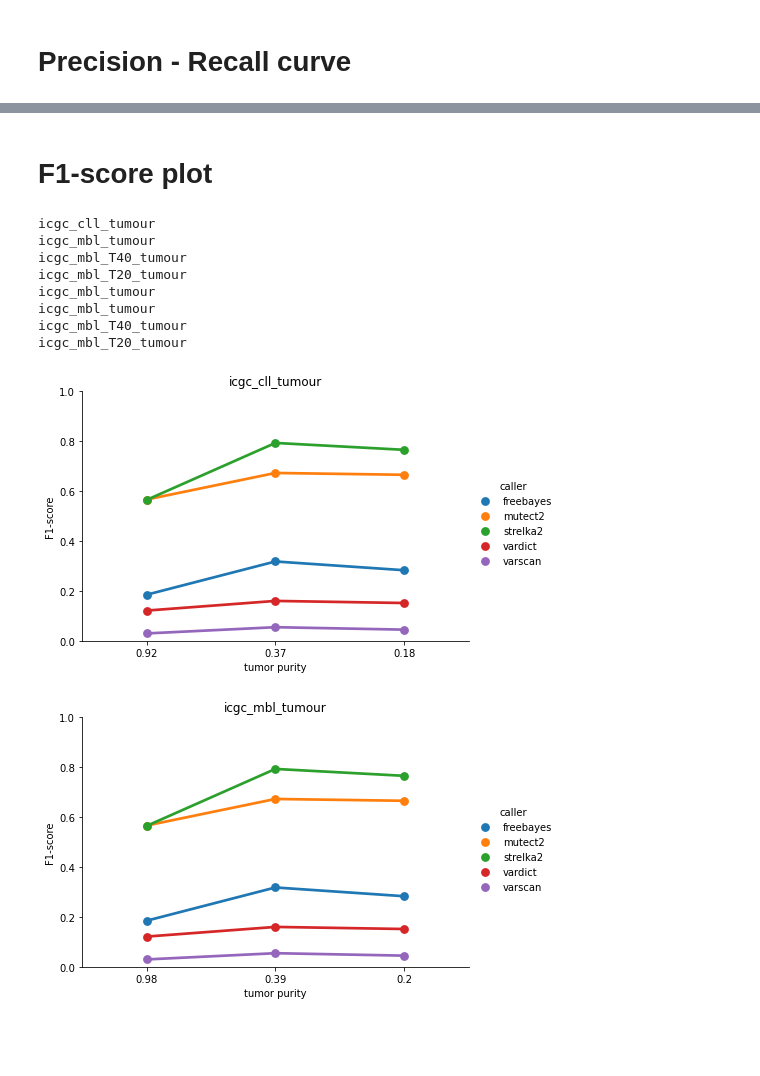
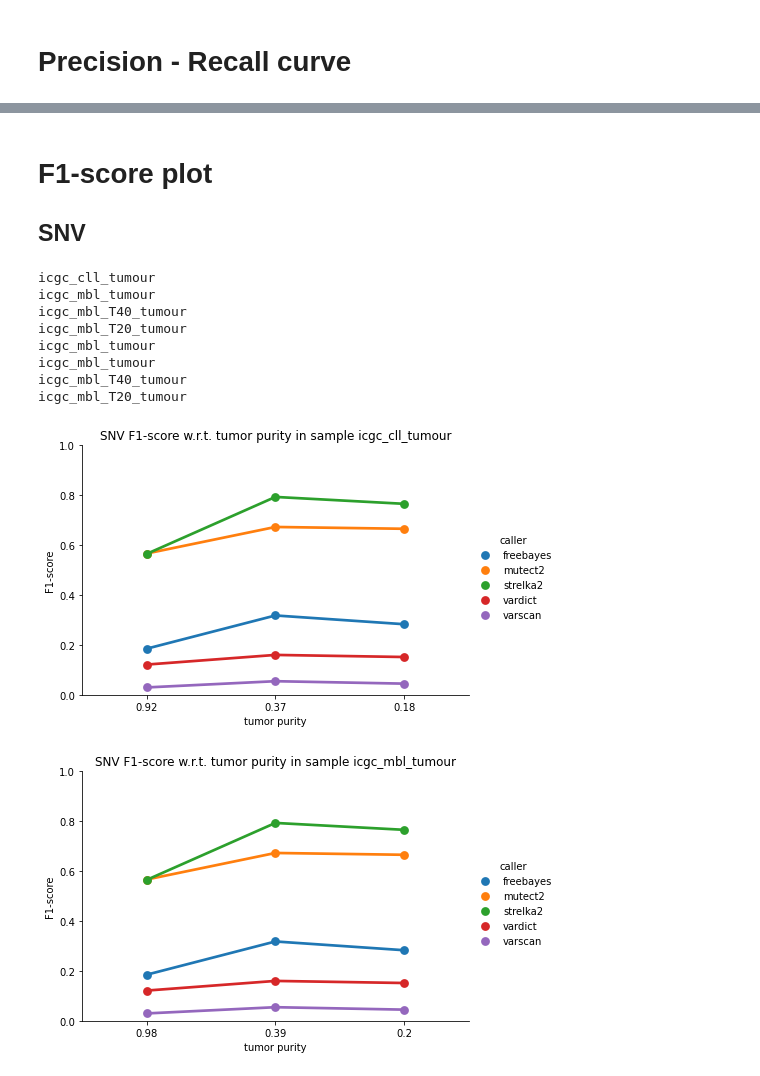
Before and after one commit to hanaecarrie/cfdna_snv_benchmark, a Jupyter notebook: notebooks/tissue_biopsy_benchmark.ipynb, the cells around one changed output, grey strips where cells are left out. Cells and saved outputs as stored; diff of their text form; code cells hidden in the pictures; blank space fills up the shorter version.

```diff
--- a/notebooks/tissue_biopsy_benchmark.ipynb
+++ b/notebooks/tissue_biopsy_benchmark.ipynb
@@ -124,7 +47,7 @@ for sample in samples:
     print(sample)
     sample_fractions = ['_'.join(sample.split('_')[:-1]) + f + '_'+ sample.split('_')[-1] for f in fraction_list]
     alpha_dict = {sample_fractions[i]: 1-0.3*i for i in range(len(fraction_list))}
-    fig, ax = plt.subplots(figsize=(25,25))
+    fig, ax = plt.subplots(figsize=(15,15))
     for s in sample_fractions:
         print(s)
         vcf_sample = vcf_samples[vcf_samples['Sample_Name'] == s]
@@ -144,11 +67,11 @@ for sample in samples:
             #print(df_sample_method[method + '_score'].describe())
             precision, recall, thresholds = precision_recall_curve(df_sample_method['TRUTH'], df_sample_method[method + '_score'])
             f1 = f1_score(vcf_sample['TRUTH'], vcf_sample['FILTER_'+method[0].upper()+method[1:]])
-            plot_pr_curve(precision, recall, estimator_name=method, f1_score=None, figax=(fig, ax), kwargs={'color':color_dict[method], 'alpha':alpha_dict[s], 'lw':4})
+            plot_pr_curve(precision, recall, estimator_name=method, f1_score=None, figax=(fig, ax), kwargs={'color':color_dict[method], 'alpha':alpha_dict[s], 'lw':2})
     handles, labels = plt.gca().get_legend_handles_labels()
     by_label = dict(zip(labels, handles))
     plt.legend(by_label.values(), by_label.keys())
-    plt.show()
+    plt.title("Precision Recall curve for SNV calling in sample {}".format(sample))
 # %% [output]
 icgc_cll_tumour
 icgc_cll_tumour
@@ -162,0 +88,34 @@ icgc_mbl_T20_tumour
+# %%
+vcf_path = os.path.join(*config.tissuebenchmark, "indel-smurf-test20-v7-new5-maxdepth-2.tsv")
+vcf_samples = pd.read_csv(vcf_path, sep='\t')
+alpha_dict = {'icgc_cll_tumour': 1, "icgc_cll_T40_tumour": 0.8, 'icgc_cll_T20_tumour': 0.5}
+
+for sample in samples:
+    print(sample)
+    sample_fractions = ['_'.join(sample.split('_')[:-1]) + f + '_'+ sample.split('_')[-1] for f in fraction_list]
+    alpha_dict = {sample_fractions[i]: 1-0.3*i for i in range(len(fraction_list))}
+    fig, ax = plt.subplots(figsize=(15,15))
+    for s in sample_fractions:
+        print(s)
+        vcf_sample = vcf_samples[vcf_samples['Sample_Name'] == s]
+        vcf_sample.reset_index(inplace=True)
+        vcf_sample['CHROM_POS'] = vcf_sample['X.CHROM'].astype('str').str.cat(vcf_sample['POS'].astype('str'), sep="_")
+        vcf_sample.set_index('CHROM_POS', inplace=True)
+        vcf_sample['mutect2_score'] = vcf_sample['m2_TLOD']
+        vcf_sample['freebayes_score'] = vcf_sample['f_ODDS']
+        vcf_sample['strelka2_score'] = vcf_sample['s2_SomaticEVS']
+        vcf_sample['varscan_score'] = vcf_sample['vs_SSC']
+        vcf_sample['vardict_score'] = vcf_sample['vd_SSF']
+
+        for method in config.methods:
+            df_sample_method = vcf_sample[[method+'_score', 'TRUTH']]
+            df_sample_method[method + '_score'].fillna(0, inplace=True)
+            #print(method)
+            #print(df_sample_method[method + '_score'].describe())
+            precision, recall, thresholds = precision_recall_curve(df_sample_method['TRUTH'], df_sample_method[method + '_score'])
+            f1 = f1_score(vcf_sample['TRUTH'], vcf_sample['FILTER_'+method[0].upper()+method[1:]])
+            plot_pr_curve(precision, recall, estimator_name=method, f1_score=None, figax=(fig, ax), kwargs={'color':color_dict[method], 'alpha':alpha_dict[s], 'lw':2})
+    handles, labels = plt.gca().get_legend_handles_labels()
+    by_label = dict(zip(labels, handles))
+    plt.legend(by_label.values(), by_label.keys())
+    plt.title("Precision Recall curve for Indel calling in sample {}".format(sample))
@@ -163,5 +133,7 @@ icgc_mbl_T20_tumour
 # %% [markdown]
 # F1-score plot
+
+## SNV
 # %%
 vcf_path = os.path.join(*config.tissuebenchmark, "snv-smurf-test20-v7-new5-maxdepth-2.tsv")
 vcf_samples = pd.read_csv(vcf_path, sep='\t')
@@ -191,33 +163,33 @@ for sample in samples:
             df_sample_method = vcf_sample[[method+'_score', 'TRUTH']]
             df_sample_method[method + '_score'].fillna(0, inplace=True)
             f1 = f1_score(vcf_sample['TRUTH'], vcf_sample['FILTER_'+method[0].upper()+method[1:]])
             aux_f1.append(f1)
             aux_method.append(method)
             aux_sample.append(sample)
             aux_tp.append(round(purity_dict[sample]*f_list[i], 2))
 
 results_df['F1-score'] = aux_f1
 results_df['tumor purity'] = aux_tp
 results_df['caller'] = aux_method
 results_df['sample'] = aux_sample
 
 
 for si, sample in enumerate(samples):
     sns.catplot(x="tumor purity", y="F1-score", hue="caller",
               capsize=.2, height=4, aspect=1.5, kind="point",
                 order=sorted(results_df[results_df['sample'] == sample]['tumor purity'].unique(), reverse=True),
                     data=results_df[results_df['sample'] == sample])
     #plt.axhline(y = baselineAUPRC, color = 'w', linestyle = '--', label='baseline AUPRC')
     plt.ylim([0, 1])
-    plt.title(sample)
+    plt.title('SNV F1-score w.r.t. tumor purity in sample {}'.format(sample))
 # %% [output]
 icgc_cll_tumour
 icgc_mbl_tumour
 icgc_mbl_T40_tumour
 icgc_mbl_T20_tumour
 icgc_mbl_tumour
 icgc_mbl_tumour
 icgc_mbl_T40_tumour
 icgc_mbl_T20_tumour
-[figure, old version]
+[figure, new version]
-[figure, old version]
+[figure, new version]
```
Also changed, not shown: parts of 7 cells of this notebook, 2 other files.
